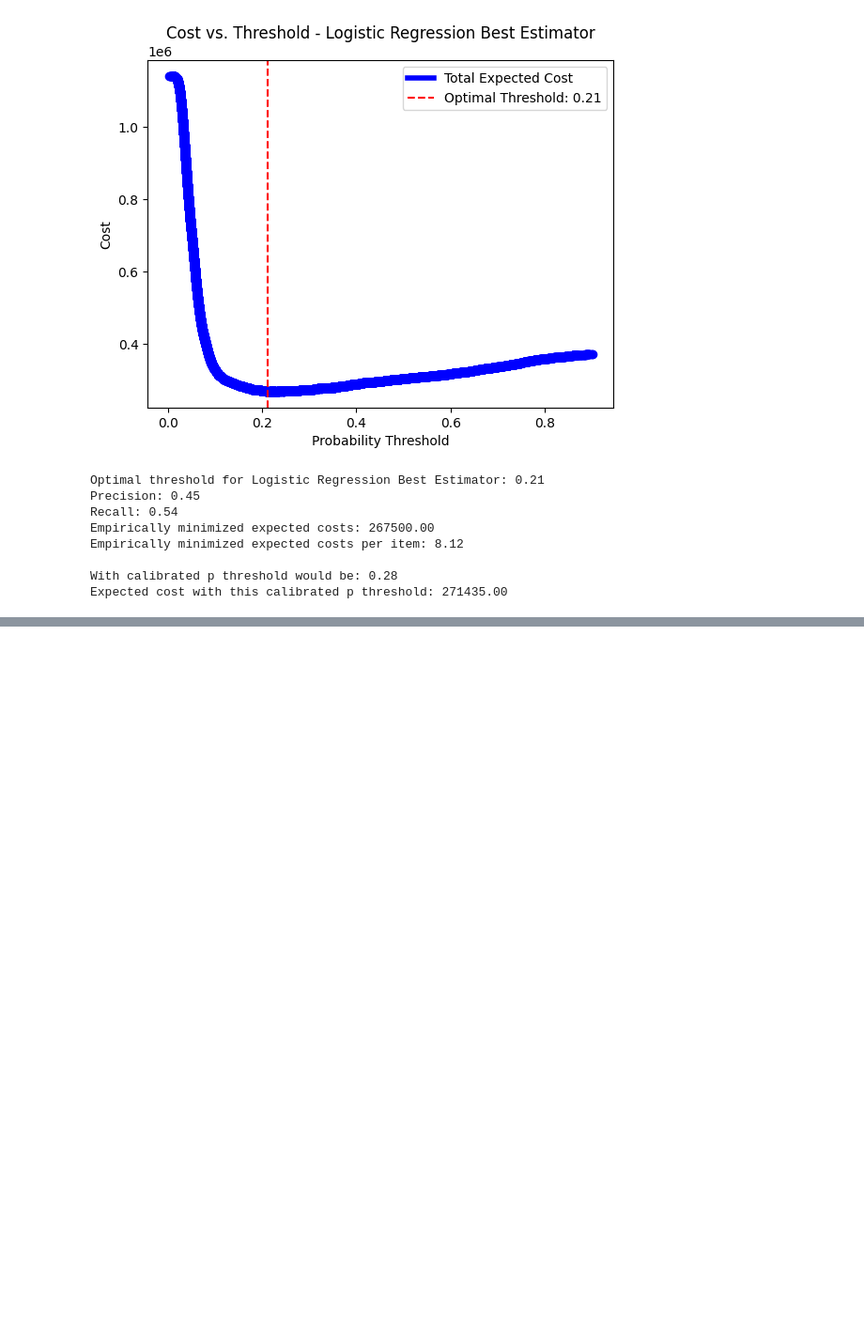
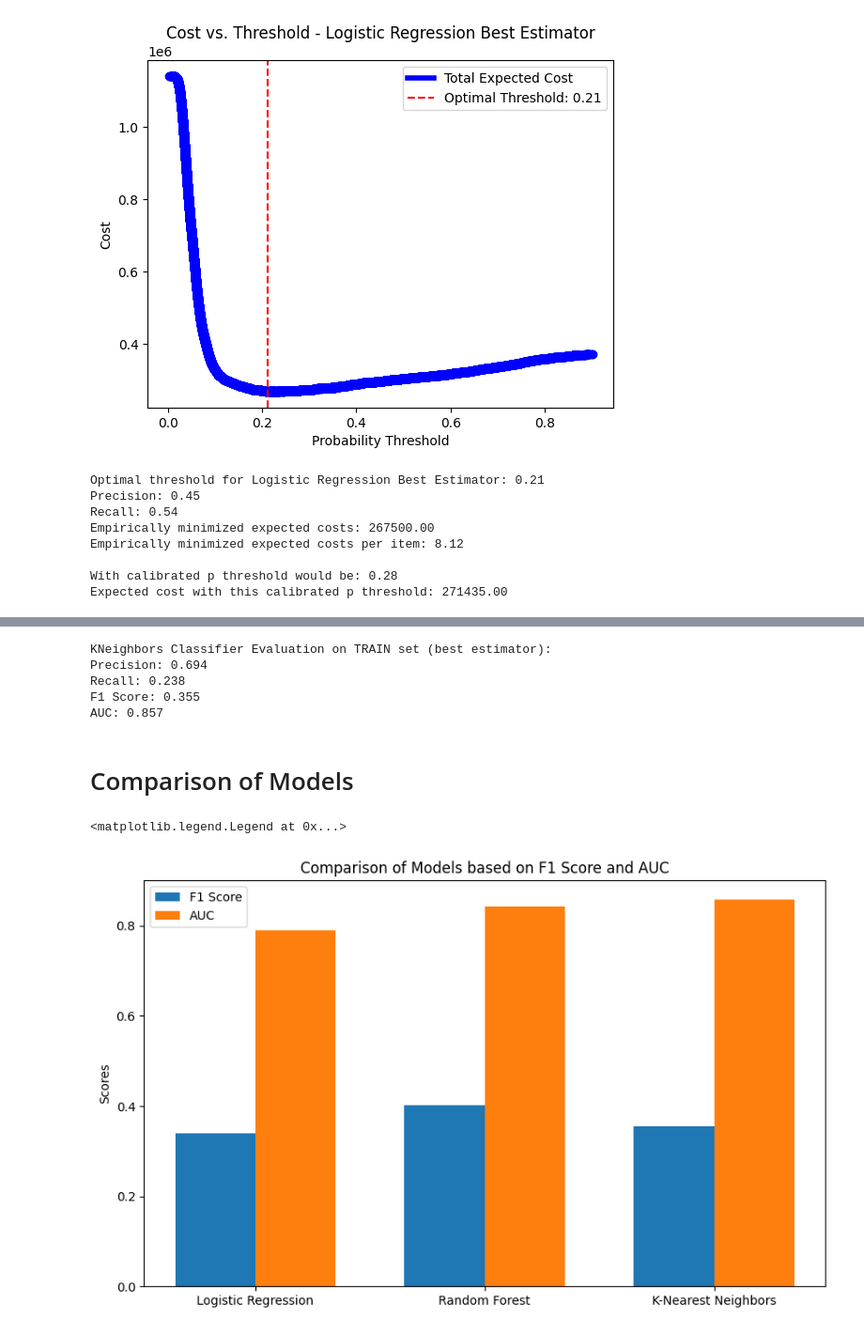
Before and after one commit to elen-ladder/MADS_Bank_Telemarketing, a Jupyter notebook: BankMarketing_Peter.ipynb, the cells around one changed output, grey strips where cells are left out. Shown at 94% size. Drawn from its saved outputs; the diff is of its cells as text; code cells hidden in the pictures; blank space fills up the shorter version.

Commit message:
Update BankMarketing_Peter.ipynb
Added  RF and KNN Models, comparison of models

```diff
--- a/BankMarketing_Peter.ipynb
+++ b/BankMarketing_Peter.ipynb
@@ -781,0 +959,5 @@ LogReg
+# %%
+#KNeighbors pipeline
+knn_clf = make_pipeline(preprocessing, KNeighborsClassifier())
+#Training the KNeighbors Classifier
+knn_clf.fit(X_train, y_train)
@@ -781,0 +1042,9 @@ LogReg
+# %%
+param_grid_knn = {
+    "kneighborsclassifier__n_neighbors": [5, 20, 100],
+    "kneighborsclassifier__weights": ["uniform", "distance"]
+}
+
+knn_grid_search = GridSearchCV(knn_clf, param_grid = param_grid_knn, cv = 10, verbose=True, n_jobs=-1, error_score='raise')
+
+knn_grid_search.fit(X_train, y_train)
@@ -781,0 +1070,42 @@ LogReg
+# %%
+#predict, using the best estimator
+y_train_proba_knn_be = knn_grid_search.best_estimator_.predict_proba(X_train)
+# %%
+# Evaluate on TRAIN set (best estimator)
+precision_knn_be = precision_score(y_train, y_train_proba_knn_be[:,1].round())
+recall_knn_be = recall_score(y_train, y_train_proba_knn_be[:,1].round())
+f1_knn_be = f1_score(y_train, y_train_proba_knn_be[:,1].round())
+AUC_knn_be = roc_auc_score(y_train, y_train_proba_knn_be[:,1])
+
+print("KNeighbors Classifier Evaluation on TRAIN set (best estimator):")
+print(f'Precision: {precision_knn_be:.3f}')
+print(f"Recall: {recall_knn_be:.3f}")
+print(f'F1 Score: {f1_knn_be:.3f}')
+print(f'AUC: {AUC_knn_be:.3f}')
+# %% [output]
+KNeighbors Classifier Evaluation on TRAIN set (best estimator):
+Precision: 0.694
+Recall: 0.238
+F1 Score: 0.355
+AUC: 0.857
+# %% [markdown]
+# Comparison of Models
+# %%
+# Comparison of models based on F1 Score and AUC
+models = ['Logistic Regression', 'Random Forest', 'K-Nearest Neighbors']
+f1_scores = [f1_log_reg_be, f1_rf_be, f1_knn_be]
+auc_scores = [auc_lr_be, AUC_rf_be, AUC_knn_be]
+x = np.arange(len(models))  # the label locations
+width = 0.35  # the width of the bars
+fig, ax = plt.subplots(figsize=(10, 6))
+rects1 = ax.bar(x - width/2, f1_scores, width, label='F1 Score')
+rects2 = ax.bar(x + width/2, auc_scores, width, label='AUC')
+
+ax.set_ylabel('Scores')
+ax.set_title('Comparison of Models based on F1 Score and AUC')
+ax.set_xticks(x)
+ax.set_xticklabels(models)
+ax.legend()
+# %% [output]
+<matplotlib.legend.Legend at 0x...>
+[figure, added]
```
Also changed, not shown: parts of 22 cells of this notebook.
